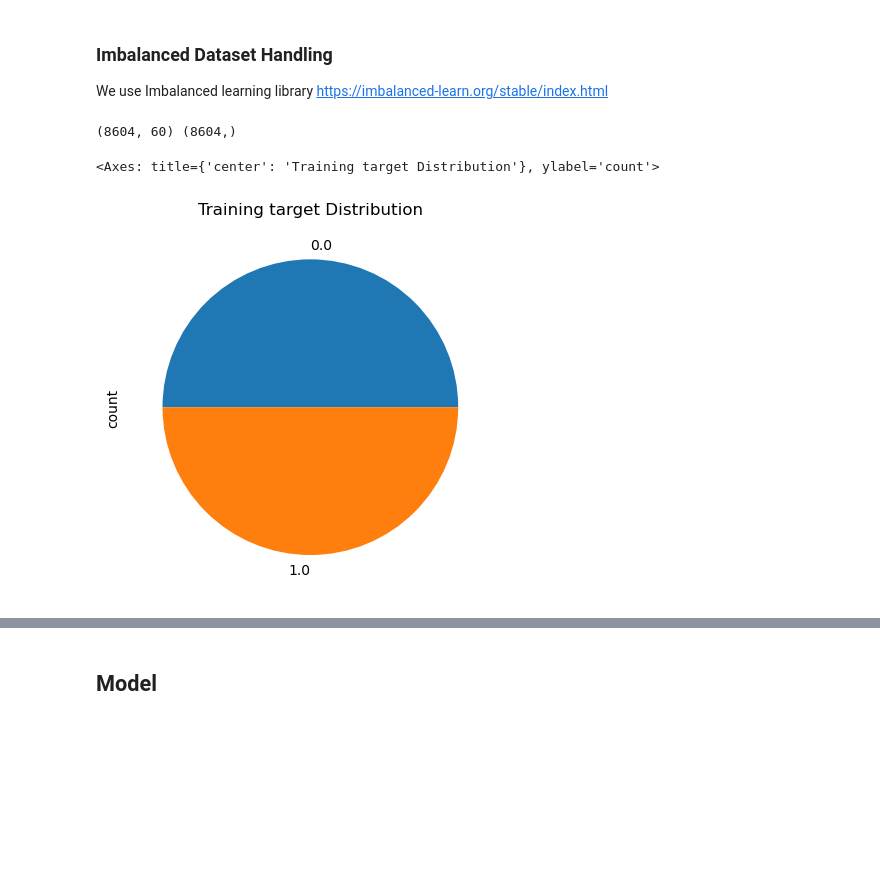
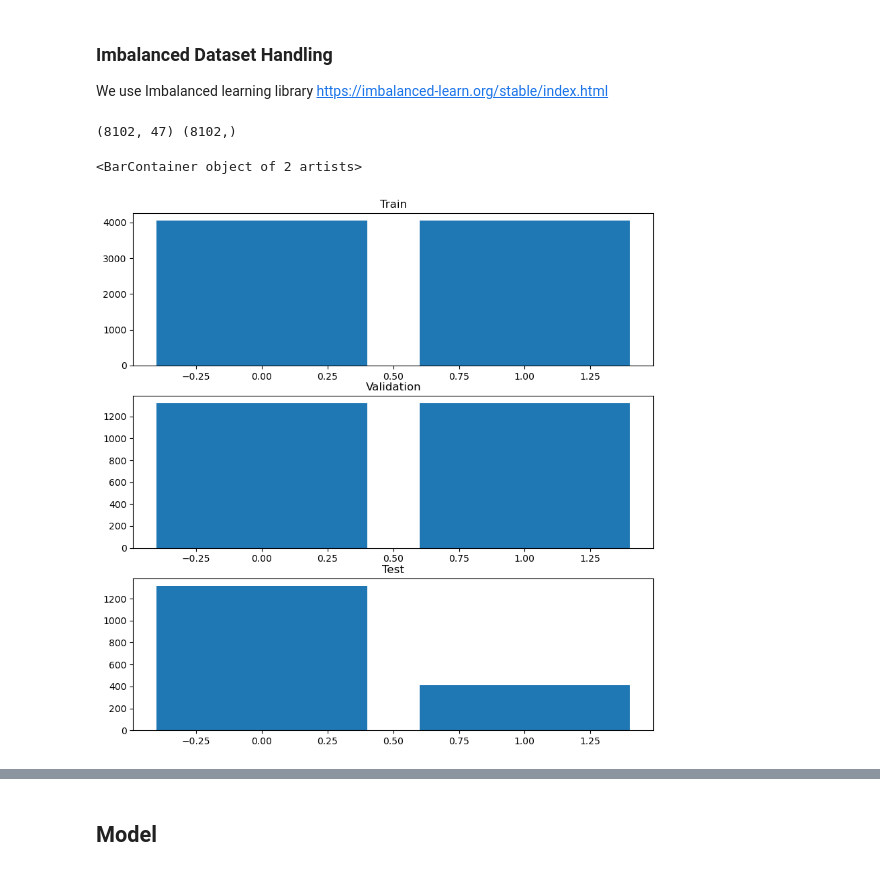
Before and after one commit to SESAM-Polimi/offgrid-demand-estimation, a Jupyter notebook: nn-model.ipynb, the cells around one changed output, grey strips where cells are left out. Saved outputs shown, nothing was run; the diff lists cells and outputs as text; code cells hidden in the pictures; blank space fills up the shorter version.

```diff
--- a/nn-model.ipynb
+++ b/nn-model.ipynb
@@ -118,3 +91,8 @@ OUTPUT =  "Presence_iron" # {0.0: 0.7690382552735073, 1.0: 0.23096174472649267}
+# %%
+from imblearn.under_sampling import RandomUnderSampler
+from imblearn.over_sampling import RandomOverSampler
+from imblearn.over_sampling import SMOTE
+sampler = RandomOverSampler()
 # %% [markdown]
 ## Dataset and Feature Selection
 # %%
@@ -127,3 +110,4 @@ df = dataset.to_dataframe()
 # %%
-features =df[Features]
-target = df[OUTPUT]
+x_train, y_train = train_dataset.to_numpy(Features, OUTPUT)
+x_val, y_val = val_dataset.to_numpy(Features, OUTPUT)
+x_test, y_test = test_dataset.to_numpy(Features, OUTPUT)
@@ -140,23 +114,31 @@ features.head()
-# %%
-x_train_val, x_test, y_train_val, y_test = train_test_split(features, target, test_size=0.2, random_state=42)
-x_train, x_val, y_train, y_val = train_test_split(x_train_val, y_train_val, test_size=0.2, random_state=42)
 # %% [markdown]
 ### Imbalanced Dataset Handling
 We use Imbalanced learning library
 https://imbalanced-learn.org/stable/index.html
 # %%
-from imblearn.under_sampling import RandomUnderSampler
-from imblearn.over_sampling import RandomOverSampler
-from imblearn.over_sampling import SMOTE
-
-# sampler = RandomUnderSampler()
-sampler = SMOTE(random_state=412)
 x_train, y_train = sampler.fit_resample(x_train, y_train )
+x_val, y_val = sampler.fit_resample(x_val, y_val )
 print(x_train.shape, y_train.shape)
 # %% [output]
-(8604, 60) (8604,)
+(8102, 47) (8102,)
 # %%
-y_train.value_counts().plot(kind='pie', title='Training target Distribution')
+from collections import Counter
+plt.figure(figsize=(10, 10))
+cnt = Counter(y_train)
+plt.subplot(3, 1, 1)
+plt.title("Train")
+plt.bar(cnt.keys(), cnt.values())
+
+plt.subplot(3, 1, 2)
+cnt = Counter(y_val)
+plt.title("Validation")
+plt.bar(cnt.keys(), cnt.values())
+
+
+plt.subplot(3, 1, 3)
+cnt = Counter(y_test)
+plt.title("Test")
+plt.bar(cnt.keys(), cnt.values())
 # %% [output]
-<Axes: title={'center': 'Training target Distribution'}, ylabel='count'>
+<BarContainer object of 2 artists>
-[figure, old version]
+[figure, new version]
```
Also changed, not shown: parts of 23 cells of this notebook, 1 other file.
